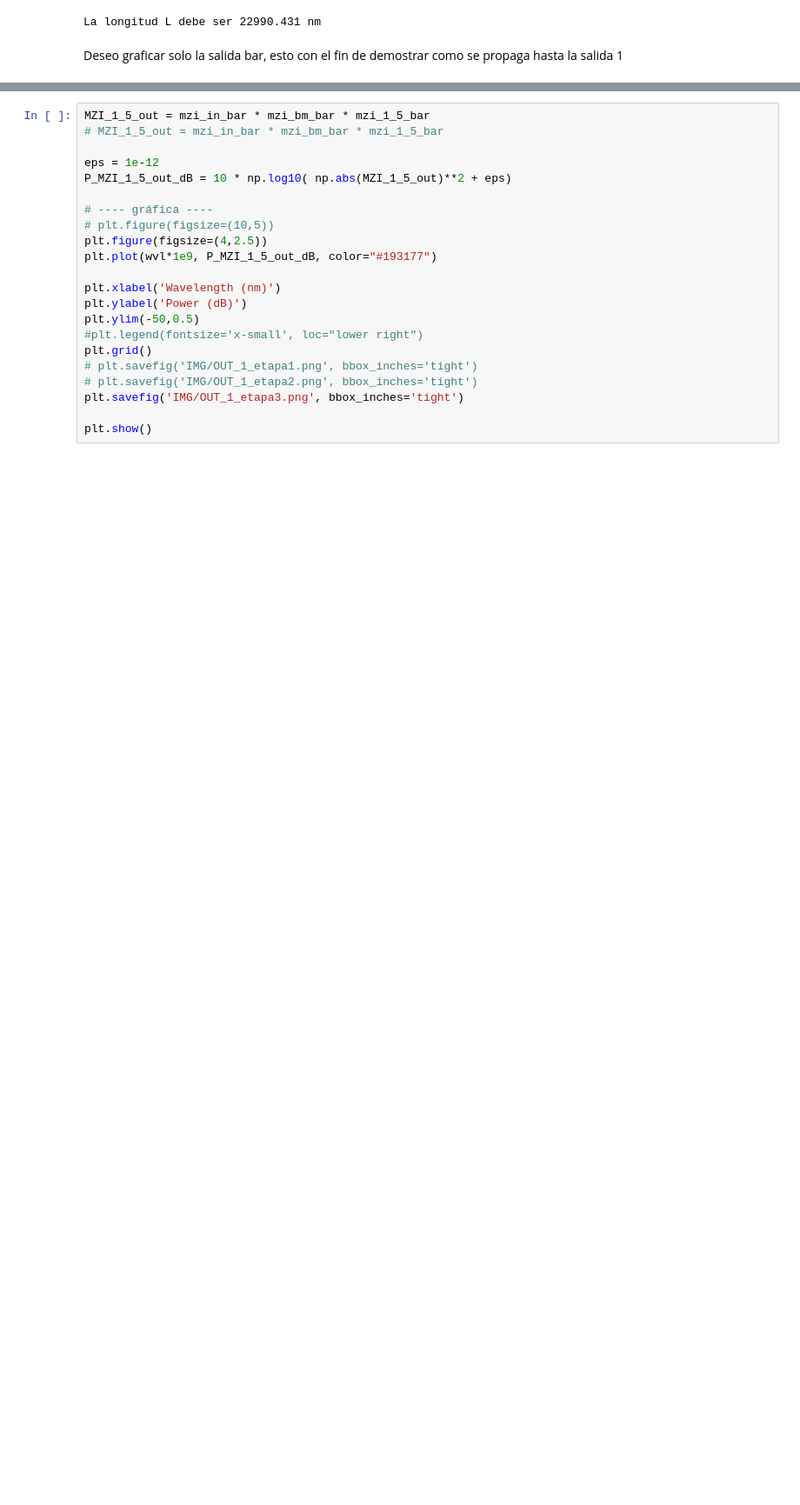
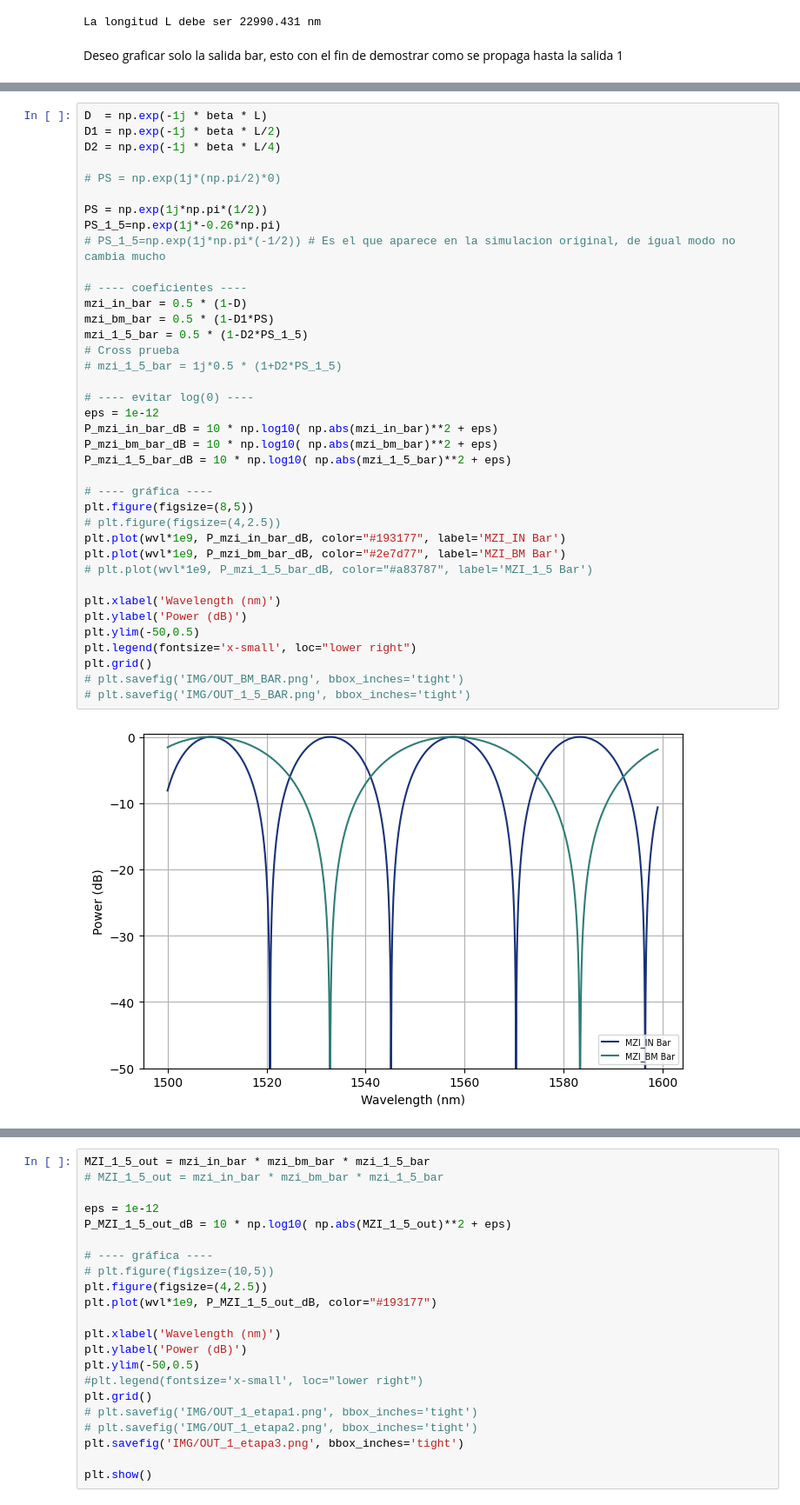
Before and after one commit to niospinamev2/Topic-6-WDM-Cascaded-MZIs, a Jupyter notebook: Graficas.ipynb, the cells around one changed output, grey strips where cells are left out. Shown at 87% size. Saved outputs shown, nothing was run; the diff lists cells and outputs as text; blank space fills up the shorter version.

```diff
--- a/Graficas.ipynb
+++ b/Graficas.ipynb
@@ -348,3 +366,43 @@ plt.savefig('IMG/OUT_ODD.png', bbox_inches='tight')
+# %%
+D  = np.exp(-1j * beta * L)
+D1 = np.exp(-1j * beta * L/2)
+D2 = np.exp(-1j * beta * L/4)
+
+# PS = np.exp(1j*(np.pi/2)*0)
+
+PS = np.exp(1j*np.pi*(1/2))
+PS_1_5=np.exp(1j*-0.26*np.pi)
+# PS_1_5=np.exp(1j*np.pi*(-1/2)) # Es el que aparece en la simulacion original, de igual modo no cambia mucho
+
+# ---- coeficientes ----
+mzi_in_bar = 0.5 * (1-D)
+mzi_bm_bar = 0.5 * (1-D1*PS)
+mzi_1_5_bar = 0.5 * (1-D2*PS_1_5)
+# Cross prueba
+# mzi_1_5_bar = 1j*0.5 * (1+D2*PS_1_5)
+
+# ---- evitar log(0) ----
+eps = 1e-12
+P_mzi_in_bar_dB = 10 * np.log10( np.abs(mzi_in_bar)**2 + eps)
+P_mzi_bm_bar_dB = 10 * np.log10( np.abs(mzi_bm_bar)**2 + eps)
+P_mzi_1_5_bar_dB = 10 * np.log10( np.abs(mzi_1_5_bar)**2 + eps)
+
+# ---- gráfica ----
+plt.figure(figsize=(8,5))
+# plt.figure(figsize=(4,2.5))
+plt.plot(wvl*1e9, P_mzi_in_bar_dB, color="#193177", label='MZI_IN Bar')
+plt.plot(wvl*1e9, P_mzi_bm_bar_dB, color="#2e7d77", label='MZI_BM Bar')
+# plt.plot(wvl*1e9, P_mzi_1_5_bar_dB, color="#a83787", label='MZI_1_5 Bar')
+
+plt.xlabel('Wavelength (nm)')
+plt.ylabel('Power (dB)')
+plt.ylim(-50,0.5)
+plt.legend(fontsize='x-small', loc="lower right")
+plt.grid()
+# plt.savefig('IMG/OUT_BM_BAR.png', bbox_inches='tight')
+# plt.savefig('IMG/OUT_1_5_BAR.png', bbox_inches='tight')
+# %% [output]
+[figure, added]
 # %%
 D  = np.exp(-1j * beta * L)
 D1 = np.exp(-1j * beta * L/2)
```
Also changed, not shown: parts of 20 cells of this notebook, 7 other files.
